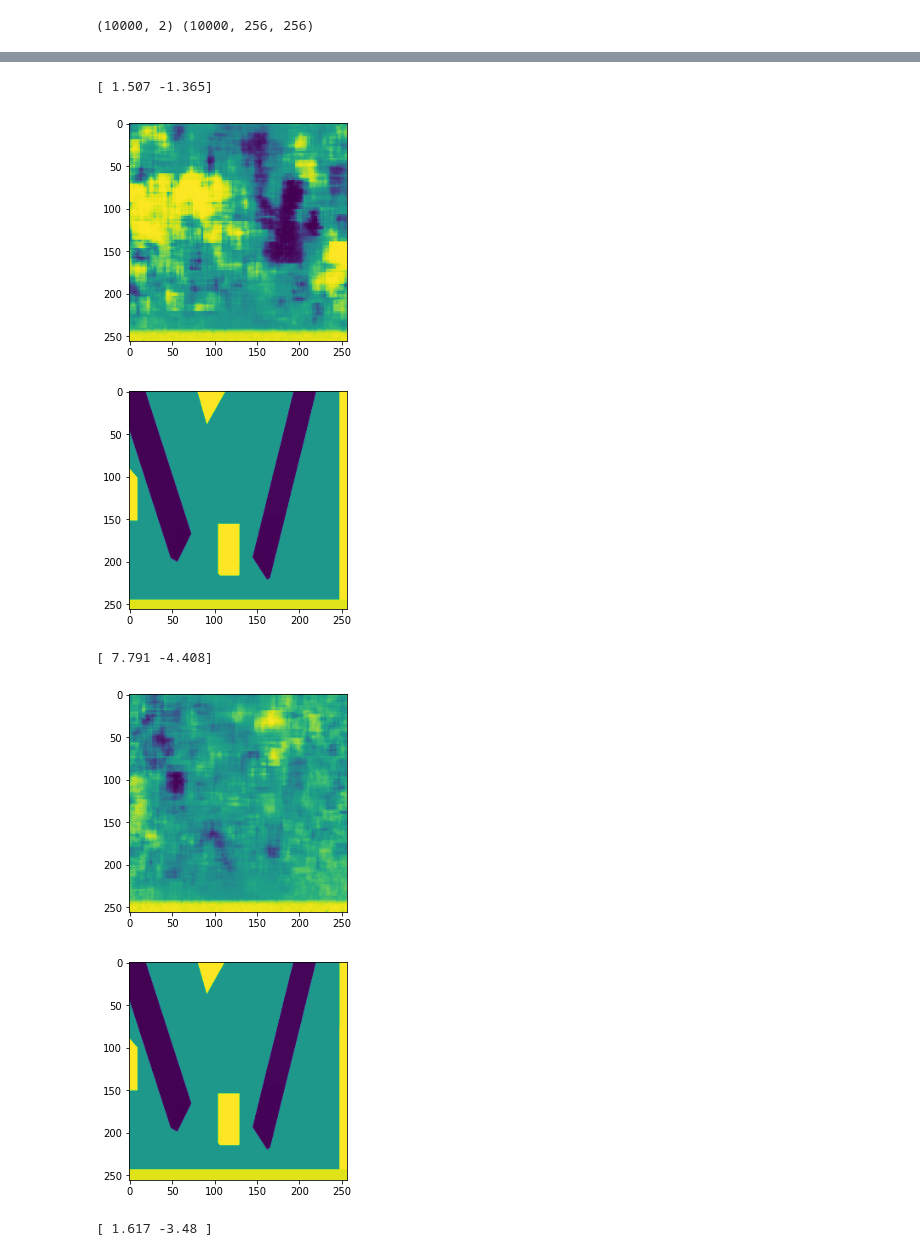
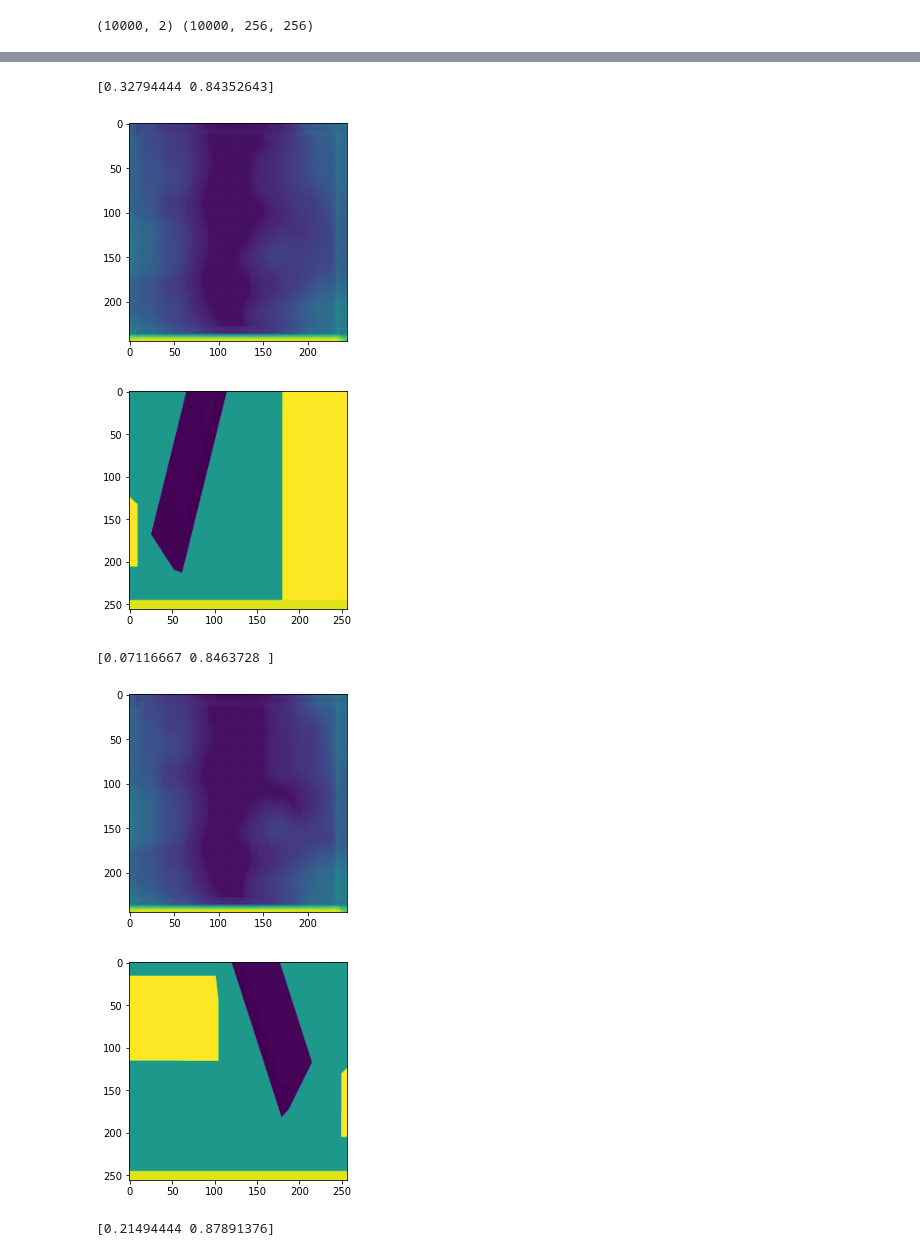
Before and after one commit to SimonWulp/ActiveInferenceRobotics, a Jupyter notebook: src/turtlebot3_gazebo/scripts/decoder_train.ipynb, the cells around one changed output, grey strips where cells are left out. Drawn from its saved outputs; the diff is of its cells as text; code cells hidden in the pictures.

Commit message:
Added trained nets

```diff
--- a/src/turtlebot3_gazebo/scripts/decoder_train.ipynb
+++ b/src/turtlebot3_gazebo/scripts/decoder_train.ipynb
@@ -11,9 +14,9 @@ import pickle
 # %%
 # data preperation
-batch_size = 125
-train_test_ratio = 0.85
+batch_size = 30
+train_test_ratio = 0.7
 
-with open("/home/simon/catkin_ws/src/turtlebot3_gazebo/scripts/data/shapes_fixed_mono8_10k.pkl", 'rb') as f:
+with open("/home/simon/catkin_ws/src/turtlebot3_gazebo/scripts/data/shapes_fixed_mono8_10k_norm.pkl", 'rb') as f:
     data = pickle.load(f)
 
 pose, img = data
@@ -115,7 +106,7 @@ with open("losses_123.pkl", 'wb') as f:
 # %%
-for i in range(0, 10):
+for i in random.sample(range(len(test_pose)), 10):
     print(test_pose[i])
-    plt.imshow(net(torch.tensor(test_pose[i]).cuda().float()).cpu().detach().numpy().squeeze())
+    plt.imshow(net(torch.tensor(test_pose[i]).float().cuda()).cpu().detach().numpy().squeeze())
     plt.show()
     plt.imshow(test_img[i])
     plt.show()
@@ -126,7 +117,7 @@ for i in range(0, 10):
-[ 1.507 -1.365]
+[0.32794444 0.84352643]
-[figure, old version]
+[figure, new version]
-[figure, old version]
+[figure, new version]
-[ 7.791 -4.408]
+[0.07116667 0.8463728 ]
-[figure, old version]
+[figure, new version]
-[figure, old version]
+[figure, new version]
-[ 1.617 -3.48 ]
+[0.21494444 0.87891376]
```
Also changed, not shown: parts of 8 cells of this notebook, 10 other files.
